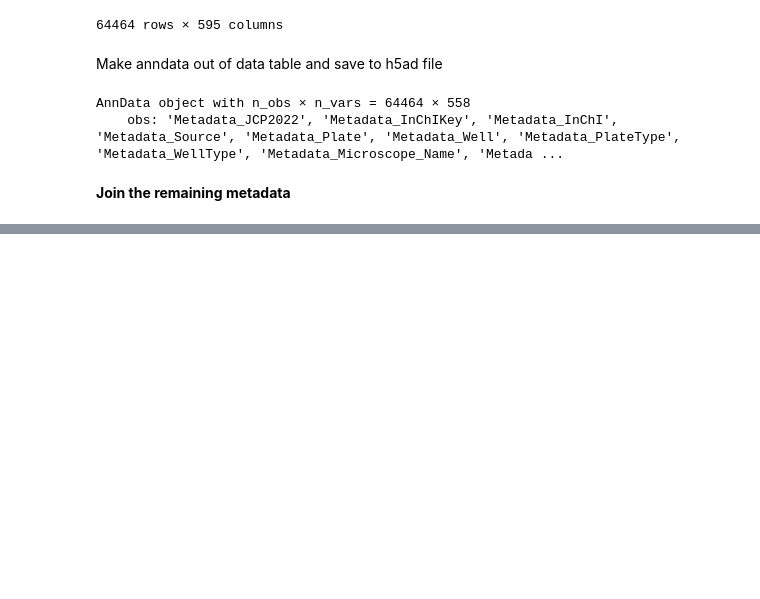
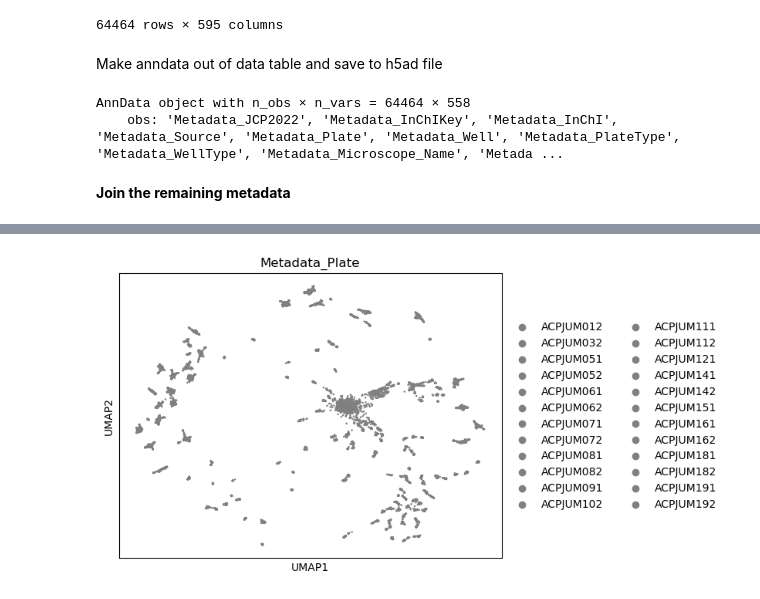
Before and after one commit to mBiocoder/batch_correction_cellpainting, a Jupyter notebook: notebooks/data_preprocessing/Run_cytominer.ipynb, the cells around one changed output, grey strips where cells are left out. Saved outputs shown, nothing was run; the diff lists cells and outputs as text; code cells hidden in the pictures; blank space fills up the shorter version.

```diff
--- a/notebooks/data_preprocessing/Run_cytominer.ipynb
+++ b/notebooks/data_preprocessing/Run_cytominer.ipynb
@@ -241,0 +254,4 @@ adata.write("../../data/jump/jump_target2_spherized.h5ad")
+# %%
+sc.pl.umap(adata[adata.obs.Metadata_Source=="source_5"], color="Metadata_Plate")
+# %% [output]
+[figure, added]
```
Also changed, not shown: parts of 4 cells of this notebook, 18 other files.
